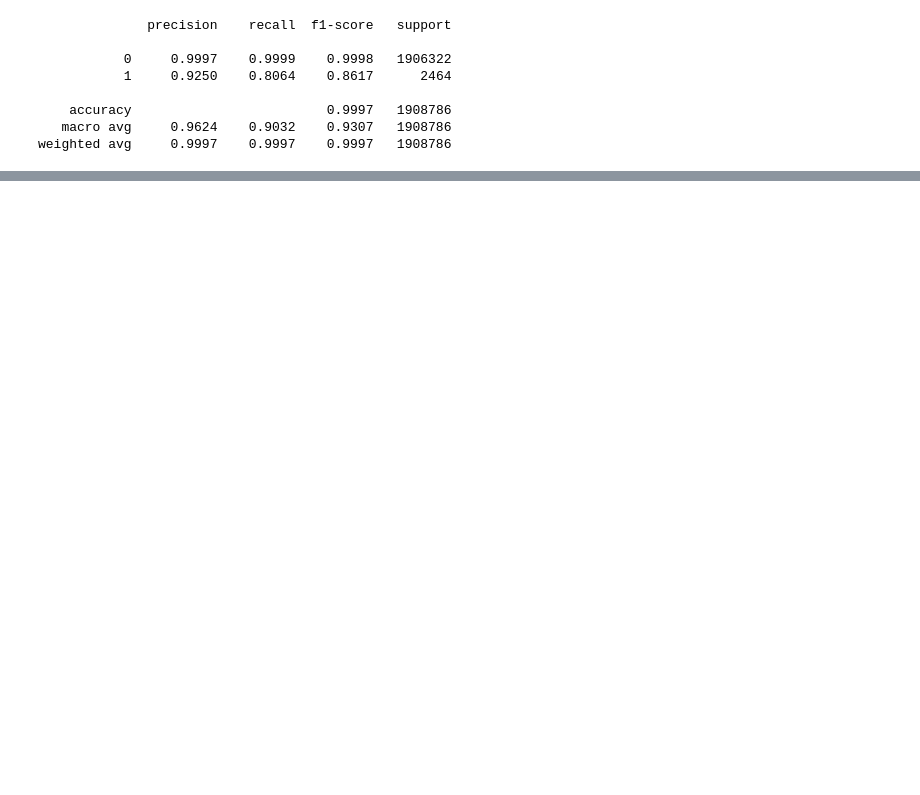
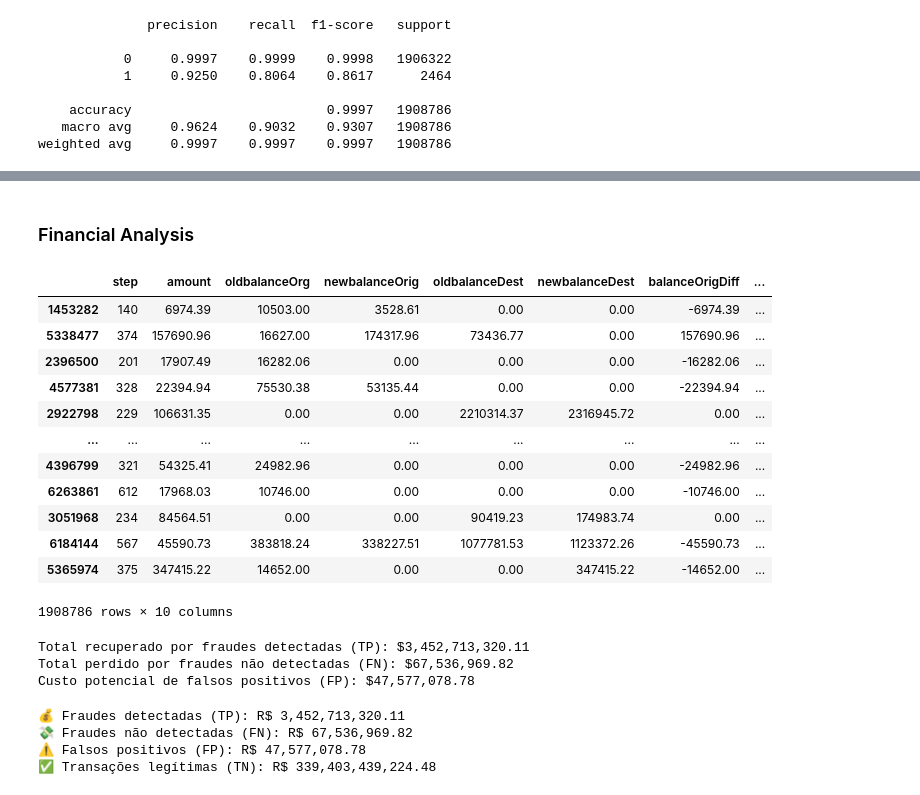
Before and after one commit to elaragao/Portifolio, a Jupyter notebook: Fraud Detection/2.3 - Modeling_Testing.ipynb, the cells around one changed output, grey strips where cells are left out. Cells and saved outputs as stored; diff of their text form; code cells hidden in the pictures; blank space fills up the shorter version.

```diff
--- a/Fraud Detection/2.3 - Modeling_Testing.ipynb
+++ b/Fraud Detection/2.3 - Modeling_Testing.ipynb
@@ -427,0 +426,2 @@ The threshold for the recall 85.337 is: 0.884
+# %% [markdown]
+### Financial Analysis
@@ -427,0 +435,46 @@ The threshold for the recall 85.337 is: 0.884
+# %%
+X_test_df
+# %% [output]
+|  | step | amount | oldbalanceOrg | newbalanceOrig | oldbalanceDest | newbalanceDest | balanceOrigDiff | ... |
+| 1453282 | 140 | 6974.39 | 10503.00 | 3528.61 | 0.00 | 0.00 | -6974.39 | ... |
+| 5338477 | 374 | 157690.96 | 16627.00 | 174317.96 | 73436.77 | 0.00 | 157690.96 | ... |
+| 2396500 | 201 | 17907.49 | 16282.06 | 0.00 | 0.00 | 0.00 | -16282.06 | ... |
+| 4577381 | 328 | 22394.94 | 75530.38 | 53135.44 | 0.00 | 0.00 | -22394.94 | ... |
+| 2922798 | 229 | 106631.35 | 0.00 | 0.00 | 2210314.37 | 2316945.72 | 0.00 | ... |
+| ... | ... | ... | ... | ... | ... | ... | ... | ... |
+| 4396799 | 321 | 54325.41 | 24982.96 | 0.00 | 0.00 | 0.00 | -24982.96 | ... |
+| 6263861 | 612 | 17968.03 | 10746.00 | 0.00 | 0.00 | 0.00 | -10746.00 | ... |
+| 3051968 | 234 | 84564.51 | 0.00 | 0.00 | 90419.23 | 174983.74 | 0.00 | ... |
+| 6184144 | 567 | 45590.73 | 383818.24 | 338227.51 | 1077781.53 | 1123372.26 | -45590.73 | ... |
+| 5365974 | 375 | 347415.22 | 14652.00 | 0.00 | 0.00 | 347415.22 | -14652.00 | ... |
+1908786 rows × 10 columns
+# %%
+# Valores reais de fraude que foram detectados corretamente (TP)
+tp_value = X_test_df.query("actualFraud == 1 and predictedFraud == 1")["amount"].sum()
+
+# Valores de fraude que passaram despercebidos (FN)
+fn_value = X_test_df.query("actualFraud == 1 and predictedFraud == 0")["amount"].sum()
+
+# Valores que foram falsamente acusados de fraude (FP)
+fp_value = X_test_df.query("actualFraud == 0 and predictedFraud == 1")["amount"].sum()
+
+# Valores legítimos que foram classificados corretamente (TN)
+tn_value = X_test_df.query("actualFraud == 0 and predictedFraud == 0")["amount"].sum()
+
+print(f"Total recuperado por fraudes detectadas (TP): ${tp_value:,.2f}")
+print(f"Total perdido por fraudes não detectadas (FN): ${fn_value:,.2f}")
+print(f"Custo potencial de falsos positivos (FP): ${fp_value:,.2f}")
+# %% [output]
+Total recuperado por fraudes detectadas (TP): $3,452,713,320.11
+Total perdido por fraudes não detectadas (FN): $67,536,969.82
+Custo potencial de falsos positivos (FP): $47,577,078.78
+# %%
+print(f"💰 Fraudes detectadas (TP): R$ {tp_value:,.2f}")
+print(f"💸 Fraudes não detectadas (FN): R$ {fn_value:,.2f}")
+print(f"⚠️ Falsos positivos (FP): R$ {fp_value:,.2f}")
+print(f"✅ Transações legítimas (TN): R$ {tn_value:,.2f}")
+# %% [output]
+💰 Fraudes detectadas (TP): R$ 3,452,713,320.11
+💸 Fraudes não detectadas (FN): R$ 67,536,969.82
+⚠️ Falsos positivos (FP): R$ 47,577,078.78
+✅ Transações legítimas (TN): R$ 339,403,439,224.48
```
Also changed, not shown: parts of 29 cells of this notebook.
